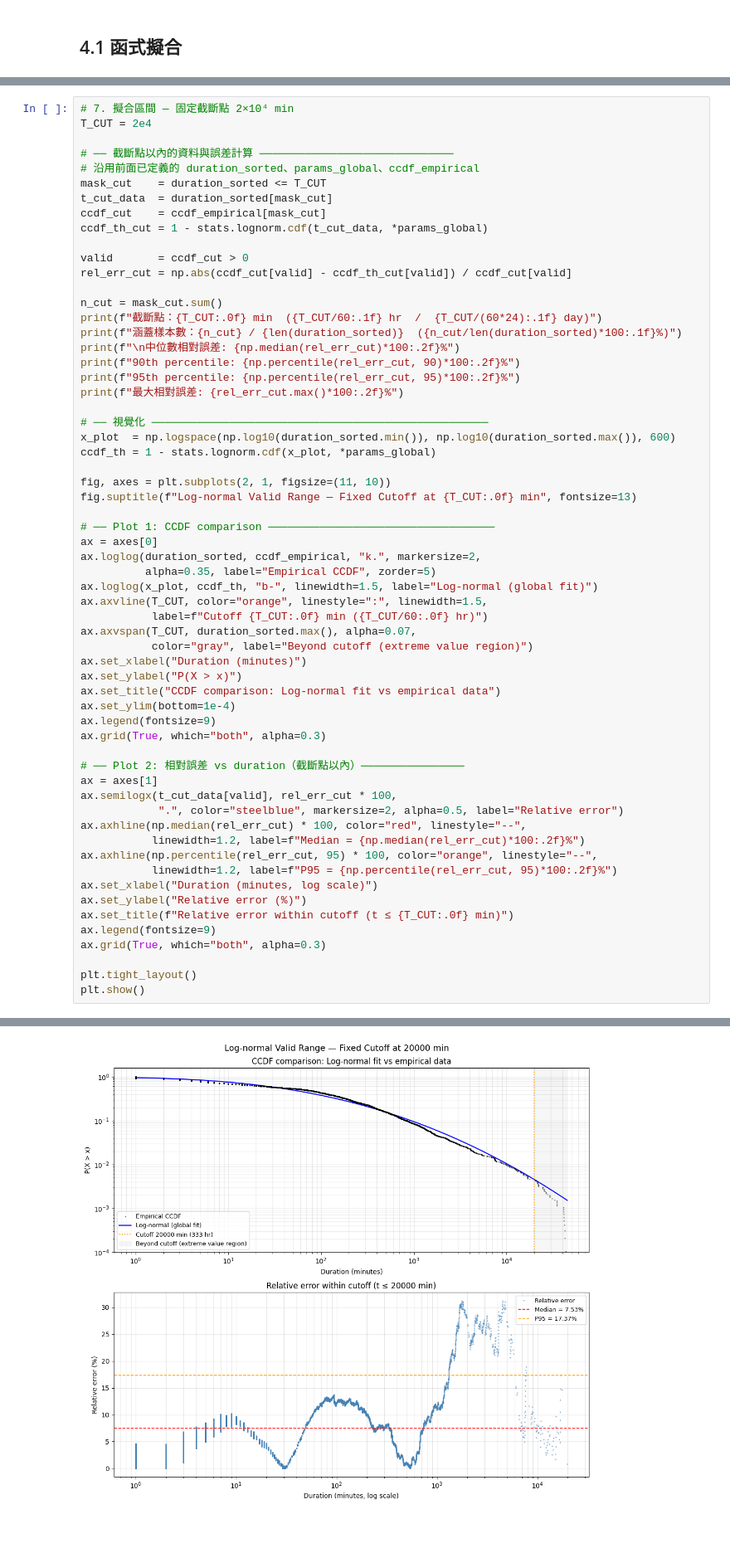
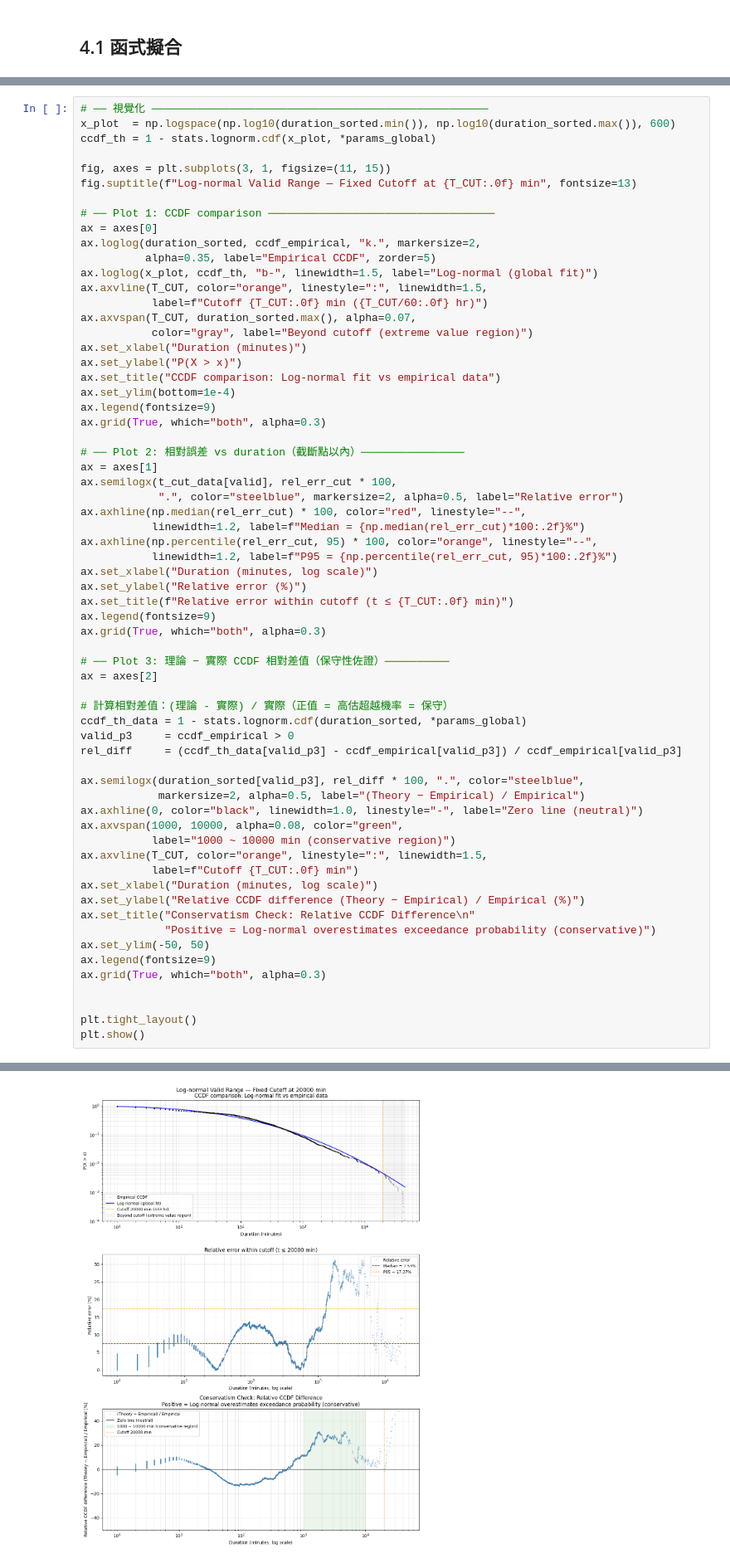
Before and after one commit to jungswork/05_Power_Grid_Repair_Time, a Jupyter notebook: 02_data_analysis.ipynb, the cells around one changed output, grey strips where cells are left out. Shown at 83% size. Drawn from its saved outputs; the diff is of its cells as text; blank space fills up the shorter version.

```diff
--- a/02_data_analysis.ipynb
+++ b/02_data_analysis.ipynb
@@ -459,30 +503,9 @@ print(f"最大相對誤差: {rel_err.max()*100:.2f}%")
 # %%
-# 7. 擬合區間 — 固定截斷點 2×10⁴ min
-T_CUT = 2e4
-
-# ── 截斷點以內的資料與誤差計算 ──────────────────────────────
-# 沿用前面已定義的 duration_sorted、params_global、ccdf_empirical
-mask_cut    = duration_sorted <= T_CUT
-t_cut_data  = duration_sorted[mask_cut]
-ccdf_cut    = ccdf_empirical[mask_cut]
-ccdf_th_cut = 1 - stats.lognorm.cdf(t_cut_data, *params_global)
-
-valid       = ccdf_cut > 0
-rel_err_cut = np.abs(ccdf_cut[valid] - ccdf_th_cut[valid]) / ccdf_cut[valid]
-
-n_cut = mask_cut.sum()
-print(f"截斷點：{T_CUT:.0f} min  ({T_CUT/60:.1f} hr  /  {T_CUT/(60*24):.1f} day)")
-print(f"涵蓋樣本數：{n_cut} / {len(duration_sorted)}  ({n_cut/len(duration_sorted)*100:.1f}%)")
-print(f"\n中位數相對誤差: {np.median(rel_err_cut)*100:.2f}%")
-print(f"90th percentile: {np.percentile(rel_err_cut, 90)*100:.2f}%")
-print(f"95th percentile: {np.percentile(rel_err_cut, 95)*100:.2f}%")
-print(f"最大相對誤差: {rel_err_cut.max()*100:.2f}%")
-
 # ── 視覺化 ────────────────────────────────────────────────────
 x_plot  = np.logspace(np.log10(duration_sorted.min()), np.log10(duration_sorted.max()), 600)
 ccdf_th = 1 - stats.lognorm.cdf(x_plot, *params_global)
 
-fig, axes = plt.subplots(2, 1, figsize=(11, 10))
+fig, axes = plt.subplots(3, 1, figsize=(11, 15))
 fig.suptitle(f"Log-normal Valid Range — Fixed Cutoff at {T_CUT:.0f} min", fontsize=13)
 
 # ── Plot 1: CCDF comparison ───────────────────────────────────
@@ -515,6 +538,30 @@ ax.set_title(f"Relative error within cutoff (t ≤ {T_CUT:.0f} min)")
 ax.legend(fontsize=9)
 ax.grid(True, which="both", alpha=0.3)
 
+# ── Plot 3: 理論 − 實際 CCDF 相對差值（保守性佐證）──────────
+ax = axes[2]
+
+# 計算相對差值：(理論 - 實際) / 實際（正值 = 高估超越機率 = 保守）
+ccdf_th_data = 1 - stats.lognorm.cdf(duration_sorted, *params_global)
+valid_p3     = ccdf_empirical > 0
+rel_diff     = (ccdf_th_data[valid_p3] - ccdf_empirical[valid_p3]) / ccdf_empirical[valid_p3]
+
+ax.semilogx(duration_sorted[valid_p3], rel_diff * 100, ".", color="steelblue",
+            markersize=2, alpha=0.5, label="(Theory − Empirical) / Empirical")
+ax.axhline(0, color="black", linewidth=1.0, linestyle="-", label="Zero line (neutral)")
+ax.axvspan(1000, 10000, alpha=0.08, color="green",
+           label="1000 ~ 10000 min (conservative region)")
+ax.axvline(T_CUT, color="orange", linestyle=":", linewidth=1.5,
+           label=f"Cutoff {T_CUT:.0f} min")
+ax.set_xlabel("Duration (minutes, log scale)")
+ax.set_ylabel("Relative CCDF difference (Theory − Empirical) / Empirical (%)")
+ax.set_title("Conservatism Check: Relative CCDF Difference\n"
+             "Positive = Log-normal overestimates exceedance probability (conservative)")
+ax.set_ylim(-50, 50)
+ax.legend(fontsize=9)
+ax.grid(True, which="both", alpha=0.3)
+
+
 plt.tight_layout()
 plt.show()
 # %% [output]
@@ -528 +568 @@ plt.show()
-[figure, old version]
+[figure, new version]
```
Also changed, not shown: parts of 8 cells of this notebook.
